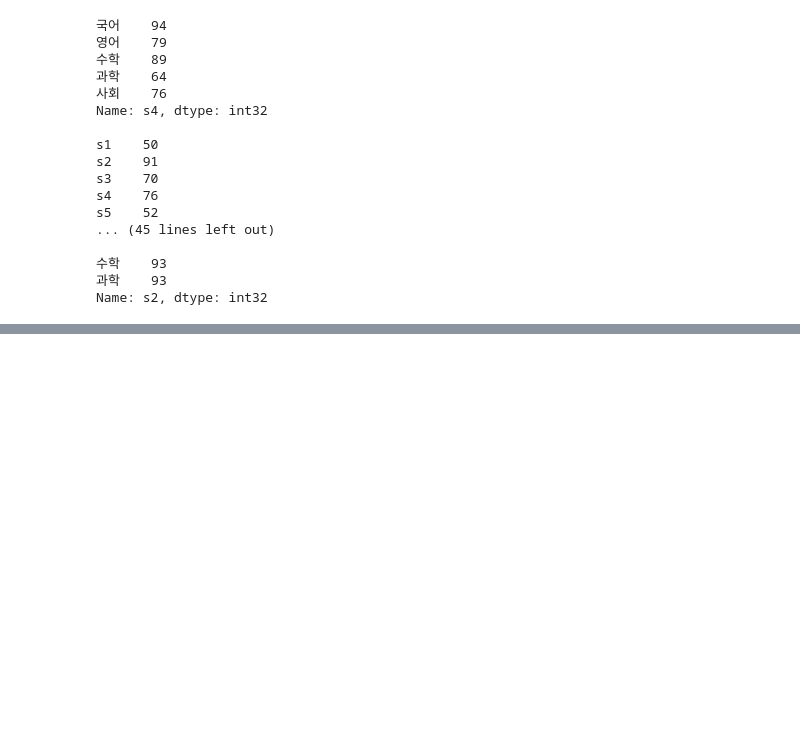
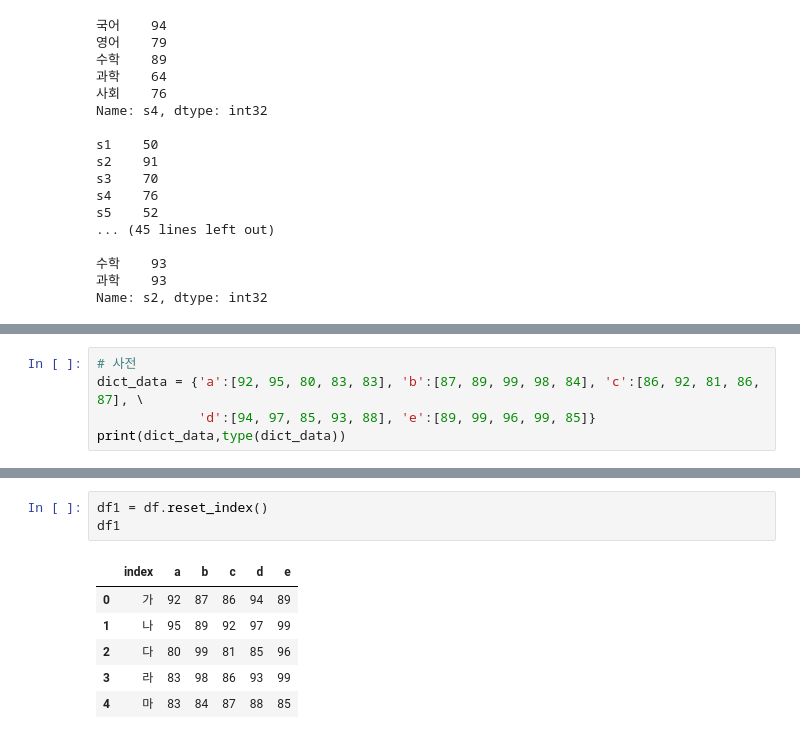
Before and after one commit to ilm52626/HKMD1_Complementary, a Jupyter notebook: m2_분석라이브러리/pandas/pandas_데이터형식_guide.ipynb, the cells around one changed output, grey strips where cells are left out. Cells and saved outputs as stored; diff of their text form; blank space fills up the shorter version.

```diff
--- a/m2_분석라이브러리/pandas/pandas_데이터형식_guide.ipynb
+++ b/m2_분석라이브러리/pandas/pandas_데이터형식_guide.ipynb
@@ -632,0 +679,5 @@ Name: s2, dtype: int32
+# %%
+# 사전
+dict_data = {'a':[92, 95, 80, 83, 83], 'b':[87, 89, 99, 98, 84], 'c':[86, 92, 81, 86, 87], \
+             'd':[94, 97, 85, 93, 88], 'e':[89, 99, 96, 99, 85]}
+print(dict_data,type(dict_data))
@@ -632,0 +754,10 @@ Name: s2, dtype: int32
+# %%
+df1 = df.reset_index()
+df1
+# %% [output]
+|  | index | a | b | c | d | e |
+| 0 | 가 | 92 | 87 | 86 | 94 | 89 |
+| 1 | 나 | 95 | 89 | 92 | 97 | 99 |
+| 2 | 다 | 80 | 99 | 81 | 85 | 96 |
+| 3 | 라 | 83 | 98 | 86 | 93 | 99 |
+| 4 | 마 | 83 | 84 | 87 | 88 | 85 |
```
Also changed, not shown: parts of 23 cells of this notebook.
